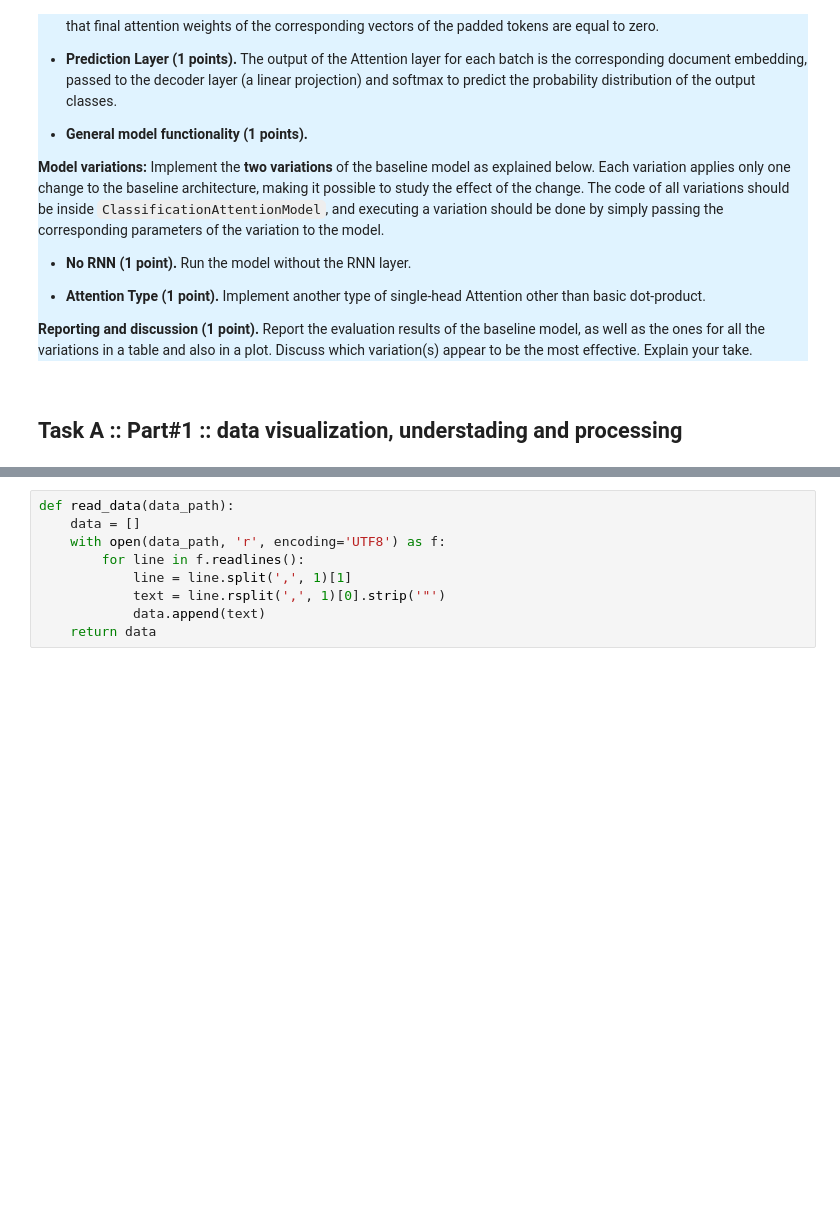
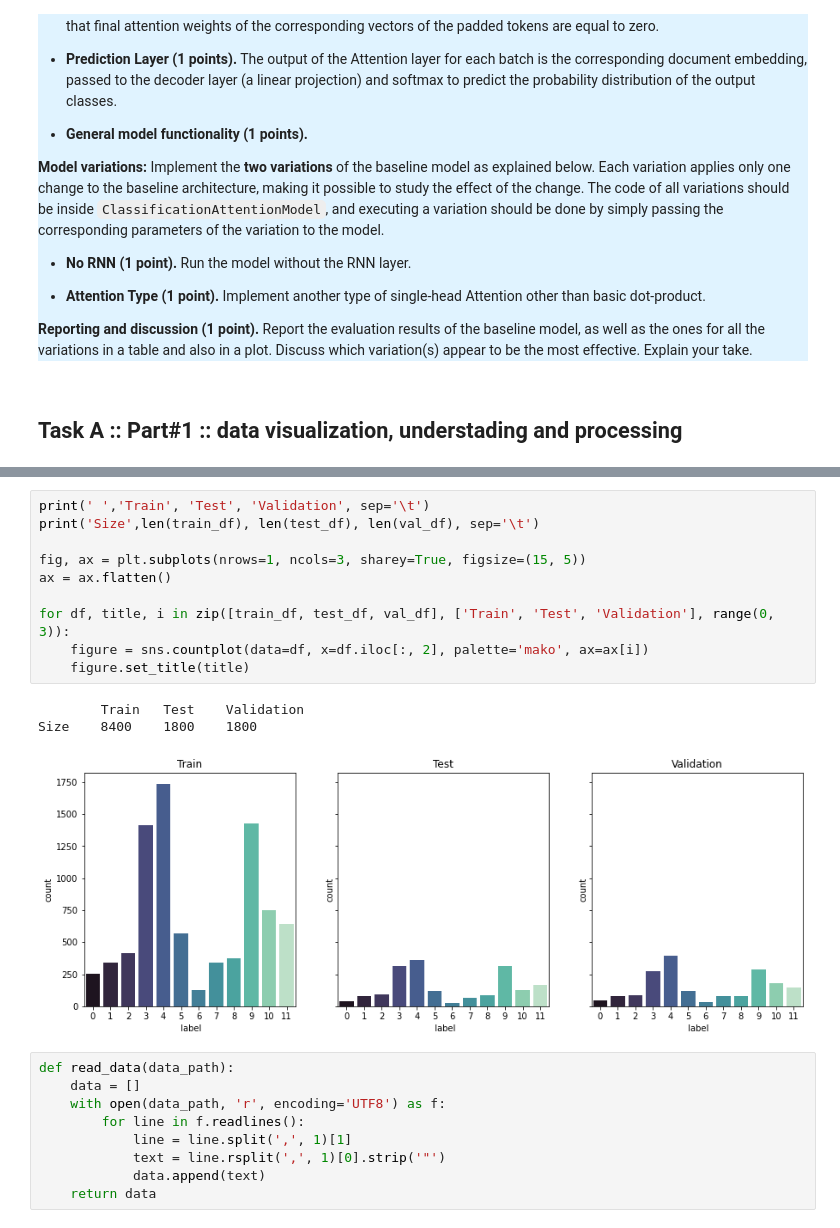
Before and after one commit to cmvcordova/NLPwDL, a Jupyter notebook: assignment#2/Assignment2_Classification.ipynb, the cells around one changed output, grey strips where cells are left out. Drawn from its saved outputs; the diff is of its cells as text; blank space fills up the shorter version.

```diff
--- a/assignment#2/Assignment2_Classification.ipynb
+++ b/assignment#2/Assignment2_Classification.ipynb
@@ -218,3 +261,17 @@ random.seed(0)
+# %%
+print(' ','Train', 'Test', 'Validation', sep='\t')
+print('Size',len(train_df), len(test_df), len(val_df), sep='\t')
+
+fig, ax = plt.subplots(nrows=1, ncols=3, sharey=True, figsize=(15, 5))
+ax = ax.flatten()
+
+for df, title, i in zip([train_df, test_df, val_df], ['Train', 'Test', 'Validation'], range(0, 3)):
+    figure = sns.countplot(data=df, x=df.iloc[:, 2], palette='mako', ax=ax[i])
+    figure.set_title(title)
+# %% [output]
+        Train   Test    Validation
+Size    8400    1800    1800
+[figure, added]
 # %%
 def read_data(data_path):
     data = []
```
Also changed, not shown: parts of 22 cells of this notebook, 2 other files.
